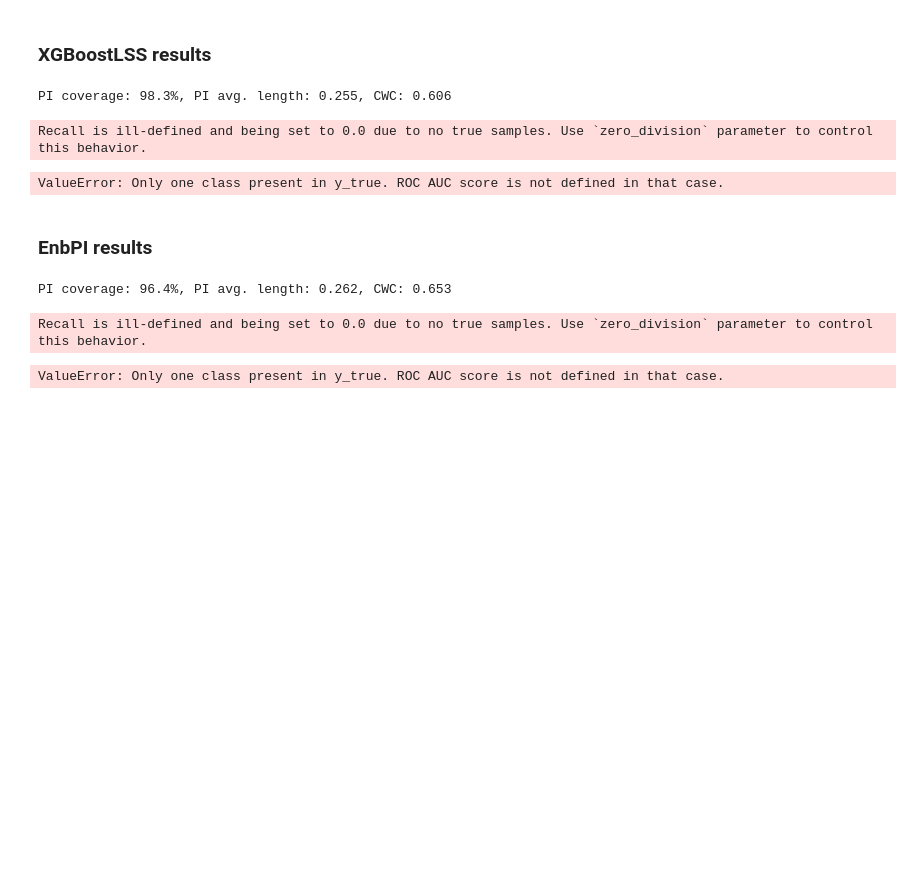
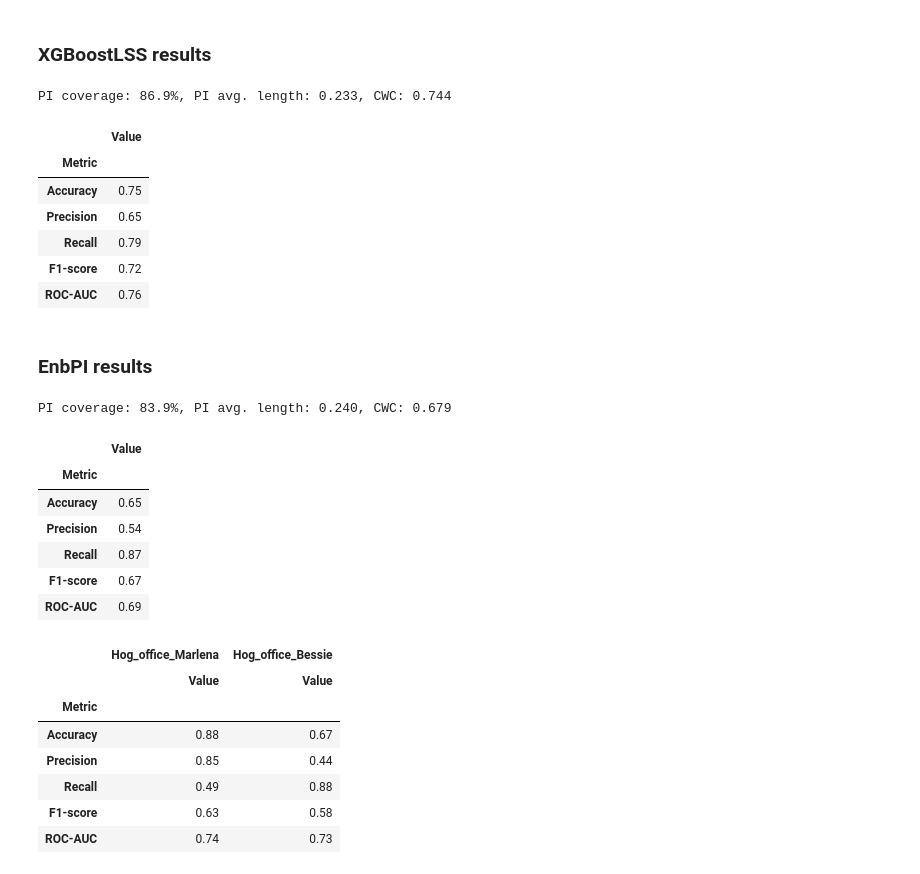
Before and after one commit to sirdawar/ProbabilisticBuildingAnomaly, a Jupyter notebook: Method_for_public.ipynb, the cells around one changed output. Saved outputs shown, nothing was run; the diff lists cells and outputs as text; code cells hidden in the pictures; blank space fills up the shorter version.

```diff
--- a/Method_for_public.ipynb
+++ b/Method_for_public.ipynb
@@ -151,13 +151,14 @@ P = {'B':B, 'alpha':alpha, 'quantiles':quantiles,'time_steps_out':time_steps_out
 # User Selection
 # %%
 # Uncomment to load dataset
-dataset_filename = 'Public_Heat_dataset.pkl'  # For heating
-#dataset_filename = 'Public_Elec_dataset.pkl'  # For electricity
+dataset_filename = 'Public_Heat_dataset.csv'  # For heating
+#dataset_filename = 'Public_Elec_dataset.csv'  # For electricity
 
 # User selects the noise level
 user_selected_noise_level = "None"  # Can be None, Low, Medium, or High
 # %%
-ds = pd.read_pickle(dataset_filename)
+ds = pd.read_csv(dataset_filename)
+ds['Date']=pd.to_datetime(ds['Date'])
 # Get the corresponding noise configuration
 selected_noise_config = get_noise_config(user_selected_noise_level)
 # Assume user_selected_noise_level is defined as before
@@ -176,12 +177,12 @@ anomaly_periods = current_config['anomaly_periods']
 ### Aritifical anomalies
 # %%
 # Uncomment next two lines if you want to check anomalies
-# ds.drop(['Consumption'], axis=1, inplace=True)
-# ds.rename(columns={'m_Consumption':'Consumption'}, inplace=True)
+ds.drop(['Consumption'], axis=1, inplace=True)
+ds.rename(columns={'m_Consumption':'Consumption'}, inplace=True)
 
 # Uncomment next two lines if you want to check clean data
-ds.drop(['m_Consumption'], axis=1, inplace=True)
-ds['m_bool'] = False
+# ds.drop(['m_Consumption'], axis=1, inplace=True)
+# ds['m_bool'] = False
 # %% [markdown]
 ### Data pre-processing
 # %%
@@ -541,9 +542,14 @@ matrix=alarm_day_performance(Alarms_LSS_back)
 metrix_df,conf_matrix=evaluate_model_performance(matrix['anomal_thatday'], matrix['alarm_thatday'])
 metrix_df.round(2)
 # %% [output]
-PI coverage: 98.3%, PI avg. length: 0.255, CWC: 0.606
+PI coverage: 86.9%, PI avg. length: 0.233, CWC: 0.744
-Recall is ill-defined and being set to 0.0 due to no true samples. Use `zero_division` parameter to control this behavior.
-ValueError: Only one class present in y_true. ROC AUC score is not defined in that case.
+|  | Value |
+| Metric |  |
+| Accuracy | 0.75 |
+| Precision | 0.65 |
+| Recall | 0.79 |
+| F1-score | 0.72 |
+| ROC-AUC | 0.76 |
 # %% [markdown]
 ### EnbPI results
 # %%
@@ -558,6 +564,40 @@ matrix=alarm_day_performance(Alarms_EnbPI_back)
 metrix_df,conf_matrix=evaluate_model_performance(matrix['anomal_thatday'], matrix['alarm_thatday'])
 metrix_df.round(2)
 # %% [output]
-PI coverage: 96.4%, PI avg. length: 0.262, CWC: 0.653
+PI coverage: 83.9%, PI avg. length: 0.240, CWC: 0.679
-Recall is ill-defined and being set to 0.0 due to no true samples. Use `zero_division` parameter to control this behavior.
-ValueError: Only one class present in y_true. ROC AUC score is not defined in that case.
+|  | Value |
+| Metric |  |
+| Accuracy | 0.65 |
+| Precision | 0.54 |
+| Recall | 0.87 |
+| F1-score | 0.67 |
+| ROC-AUC | 0.69 |
+# %%
+def alarm_results(df):
+    # Initialize an empty dictionary to hold the metrics for each ObjectName
+    metrics_dict = {}
+    # Loop over each unique ObjectName
+    for object_name in df['ObjectName'].unique():
+        # Subset the dataframe to only rows for this ObjectName
+        subset = df[df['ObjectName'] == object_name]
+        Alarms_back=alarm_matrix_new_withbackprop.Alarm_matrix(subset)
+        matrix=alarm_day_performance(Alarms_back)
+        metrix_df,conf_matrix=evaluate_model_performance(matrix['anomal_thatday'], matrix['alarm_thatday'])
+
+        # Instead of concatenating, save the dataframe in a dictionary with the key as object_name
+        metrics_dict[object_name] = metrix_df
+
+    # After the loop, concatenate the dictionary into a dataframe, setting keys as the column names
+    metrics_df = pd.concat(metrics_dict, axis=1).round(2)
+    return metrics_df
+# %%
+alarm_results(Results_EnbPI)
+# %% [output]
+|  | Hog_office_Marlena | Hog_office_Bessie |
+|  | Value | Value |
+| Metric |  |  |
+| Accuracy | 0.88 | 0.67 |
+| Precision | 0.85 | 0.44 |
+| Recall | 0.49 | 0.88 |
+| F1-score | 0.63 | 0.58 |
+| ROC-AUC | 0.74 | 0.73 |
```
Also changed, not shown: parts of 1 cell of this notebook, 5 other files.
